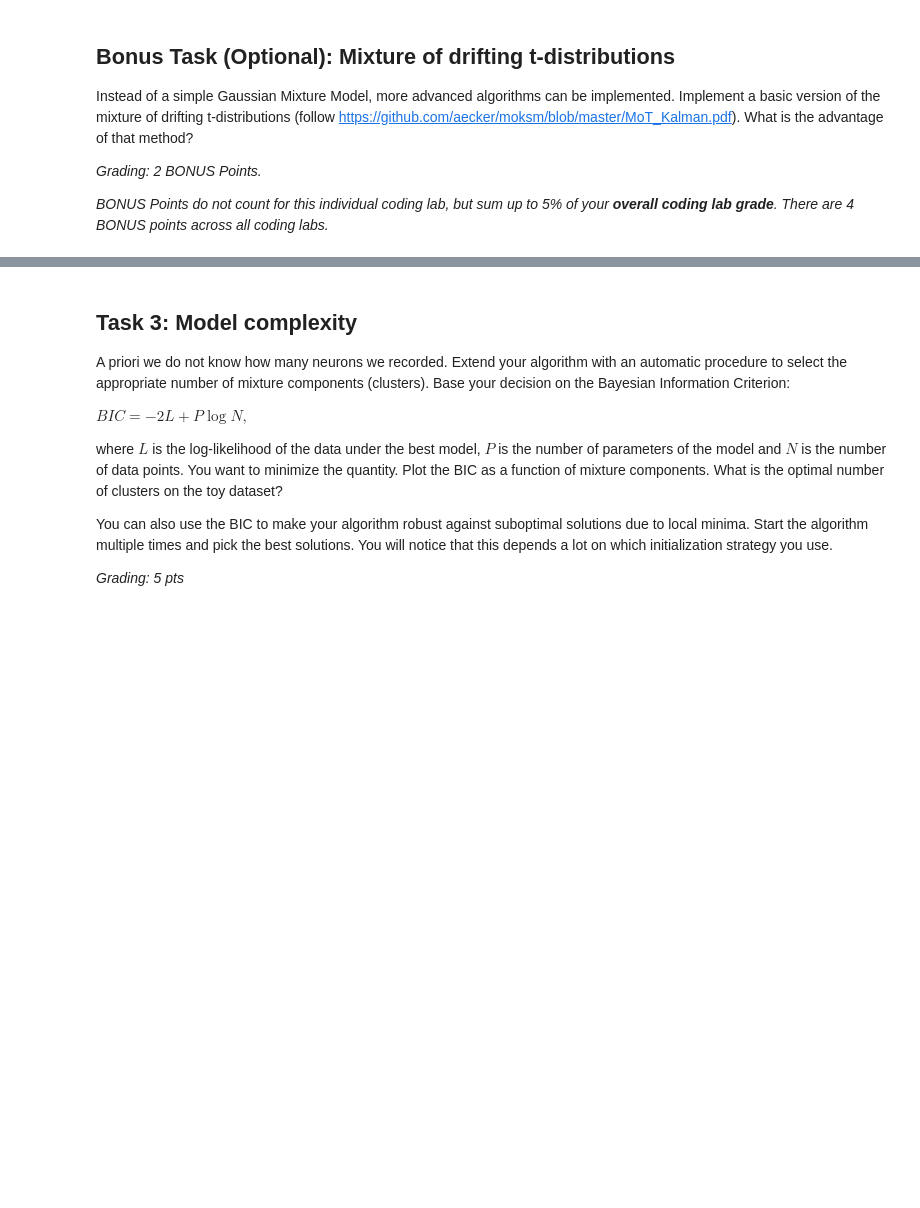
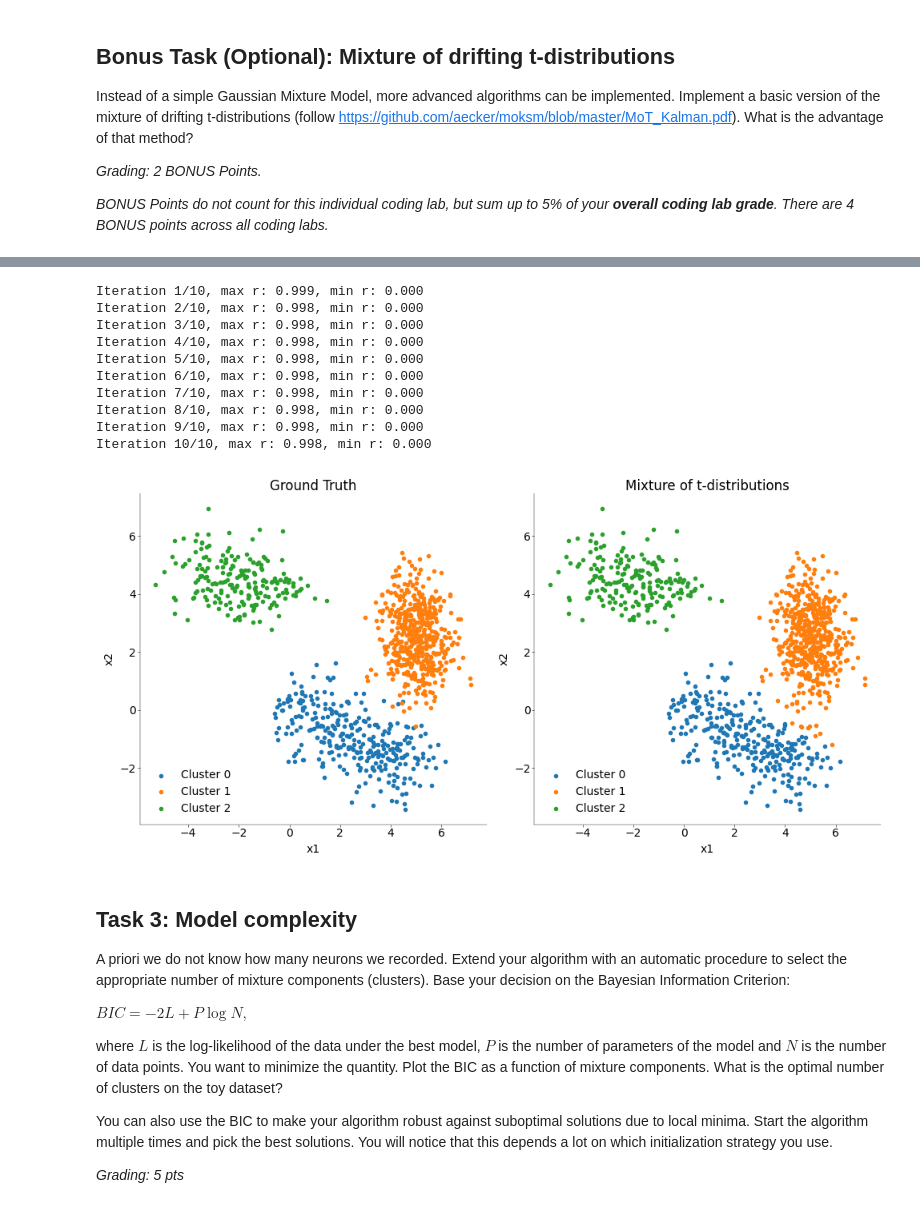
Before and after one commit to JuliusGrote/NDS_2025, a Jupyter notebook: notebooks/CodingLab2.ipynb, the cells around one changed output, grey strips where cells are left out. Cells and saved outputs as stored; diff of their text form; code cells hidden in the pictures; blank space fills up the shorter version.

Commit message:
added mixture of shifting t-distributions with toy data :)

```diff
--- a/notebooks/CodingLab2.ipynb
+++ b/notebooks/CodingLab2.ipynb
@@ -50,15 +55,15 @@ numpy     : 1.26.4
 
 Watermark: 2.5.0
 # %%
-plt.style.use("matplotlib_style.txt")
+plt.style.use("../matplotlib_style.txt")
 # %% [markdown]
 ## Load data
 # %%
 # replace by path to your solutions
-b = np.load("data/nds_cl_1_features.npy")
-s = np.load("data/nds_cl_1_spiketimes_s.npy")
-t = np.load("data/nds_cl_1_spiketimes_t.npy")
-w = np.load("data/nds_cl_1_waveforms.npy")
+b = np.load("../data/nds_cl_1_features.npy")
+s = np.load("../data/nds_cl_1_spiketimes_s.npy")
+t = np.load("../data/nds_cl_1_spiketimes_t.npy")
+w = np.load("../data/nds_cl_1_waveforms.npy")
 # %% [markdown]
 ## Task 1: Generate toy data
 
@@ -652,3 +508,41 @@ Advantages of mixture of drifting t-distributions:
+# %%
+# create toy data
+x, t, ground_labels = generate_drifting_toy(N=1000, D=2, K=3, Tmax=100, random_seed=42)
+
+# test the fit_mot_kalman function
+mot_labels, m_mot, S_mot, p_mot = fit_mot_kalman(
+    x, t, n_clusters=3, n_iters=10, df=4.0, Q=1e-3, random_seed=42
+)
+
+# Plot the results
+fig, ax = plt.subplots(1, 2, figsize=(10, 5))
+
+# plot ground truth
+[ax[0].scatter(x[ground_labels == i, 0], x[ground_labels == i, 1]) for i in range(3)]
+[ax[1].scatter(x[mot_labels == i, 0], x[mot_labels == i, 1]) for i in range(3)]
+
+ax[0].set_title("Ground Truth")
+ax[1].set_title("Mixture of t-distributions")
+
+[ax[i].set_xlabel("x1") for i in range(2)]
+[ax[i].set_ylabel("x2") for i in range(2)]
+[ax[i].legend([f"Cluster {i}" for i in range(3)]) for i in range(2)]
+
+
+plt.tight_layout()
+plt.show()
+# %% [output]
+Iteration 1/10, max r: 0.999, min r: 0.000
+Iteration 2/10, max r: 0.998, min r: 0.000
+Iteration 3/10, max r: 0.998, min r: 0.000
+Iteration 4/10, max r: 0.998, min r: 0.000
+Iteration 5/10, max r: 0.998, min r: 0.000
+Iteration 6/10, max r: 0.998, min r: 0.000
+Iteration 7/10, max r: 0.998, min r: 0.000
+Iteration 8/10, max r: 0.998, min r: 0.000
+Iteration 9/10, max r: 0.998, min r: 0.000
+Iteration 10/10, max r: 0.998, min r: 0.000
+[figure, added]
 # %% [markdown]
 ## Task 3: Model complexity
 A priori we do not know how many neurons we recorded. Extend your algorithm with an automatic procedure to select the appropriate number of mixture components (clusters). Base your decision on the Bayesian Information Criterion:
```
Also changed, not shown: parts of 6 cells of this notebook.
